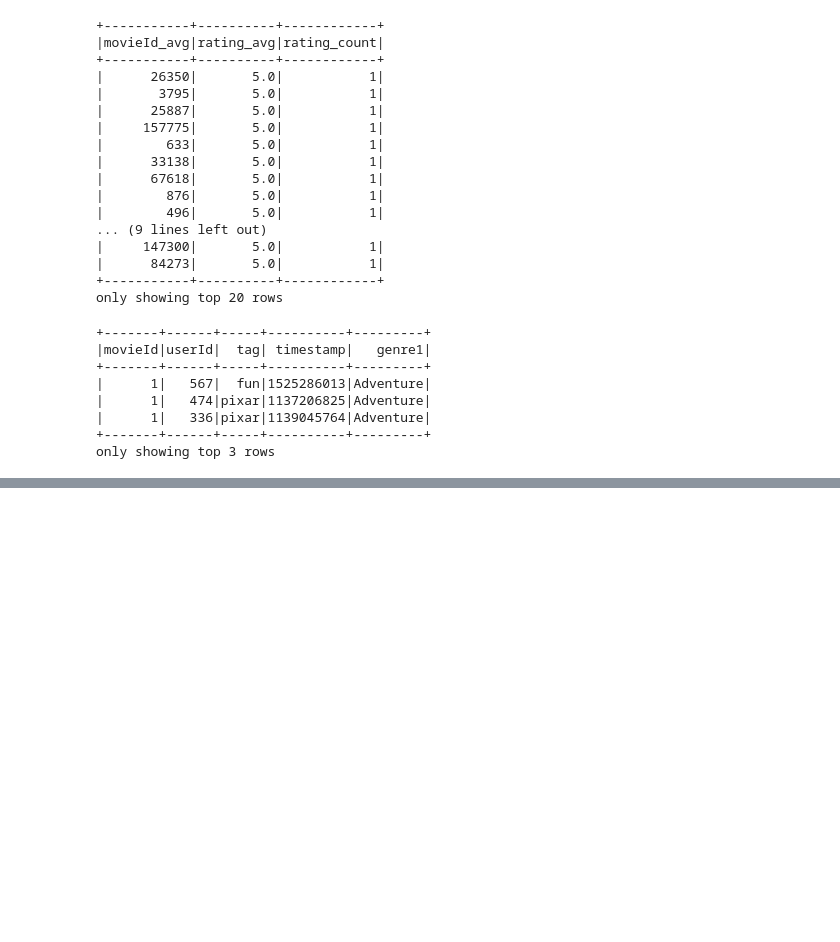
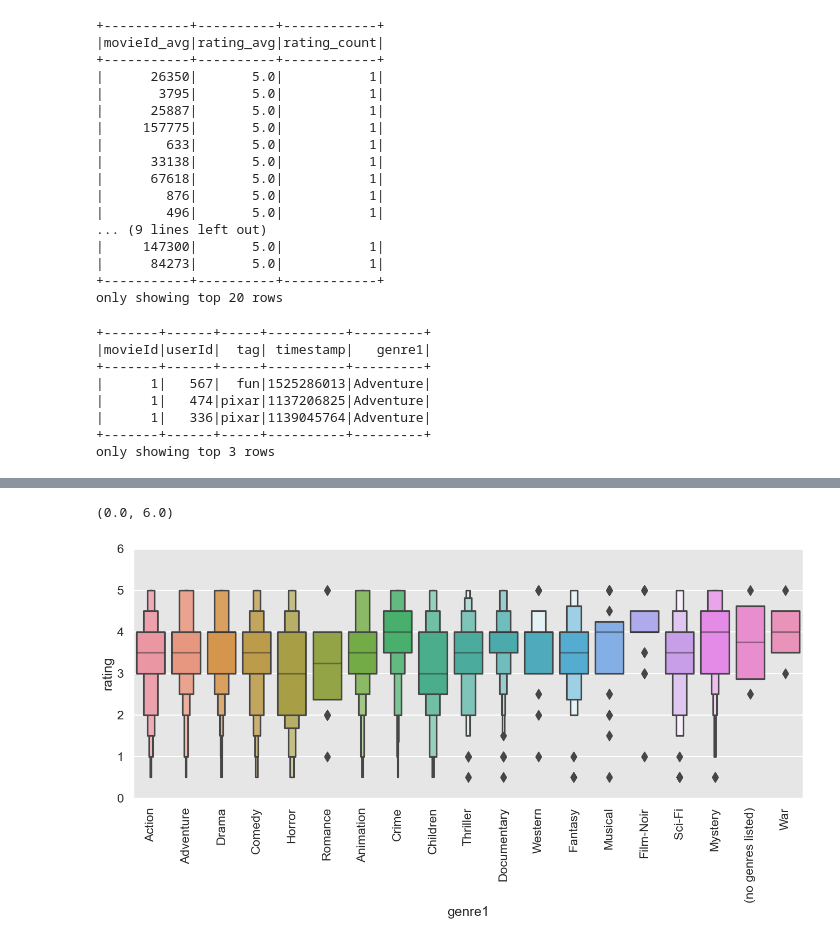
Before and after one commit to golubnichiy/big_data_11_23, a Jupyter notebook: days_19.ipynb, the cells around one changed output, grey strips where cells are left out. Cells and saved outputs as stored; diff of their text form; code cells hidden in the pictures; blank space fills up the shorter version.

```diff
--- a/days_19.ipynb
+++ b/days_19.ipynb
@@ -336,0 +486,15 @@ only showing top 3 rows
+# %%
+sample_df1 = df1.select(["userId", "movieId", "rating"]).sample(False, 0.25, 42)
+cols = ["movieId", "genre1"]
+b1 = df3[cols]
+box_genre = sample_df1.join(b1, on="movieId", how="inner").toPandas()
+# %%
+sns.set(rc={"figure.figsize" : (16,6)})
+sns.set_context("talk")
+sns.set_style("darkgrid", {"axes.facecolor": ".9"})
+sns.boxenplot(x=box_genre.genre1, y=box_genre.rating, data=box_genre)
+plt.pyplot.xticks(rotation=90)
+plt.pyplot.ylim(0,6)
+# %% [output]
+(0.0, 6.0)
+[figure, added]
```
Also changed, not shown: parts of 22 cells of this notebook, 2 other files.
